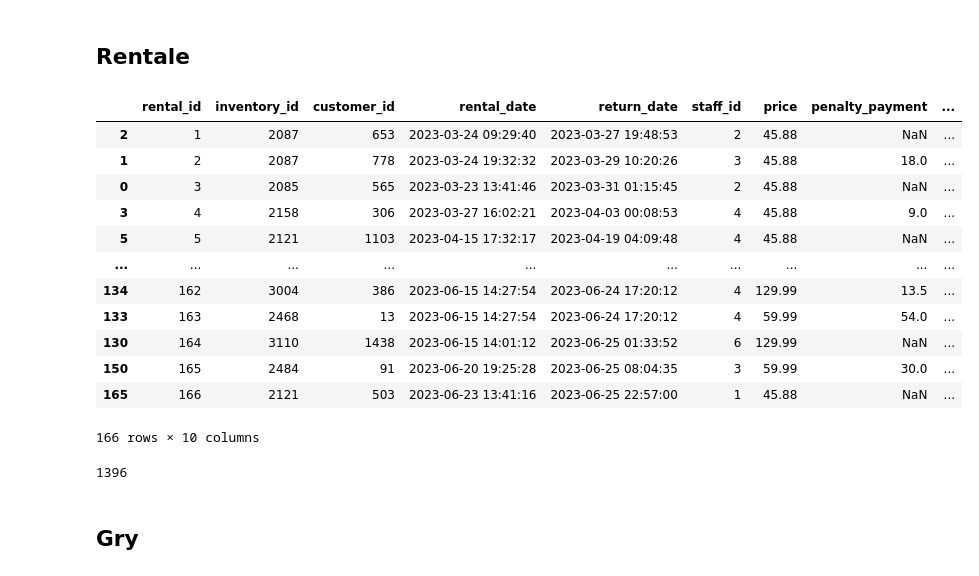
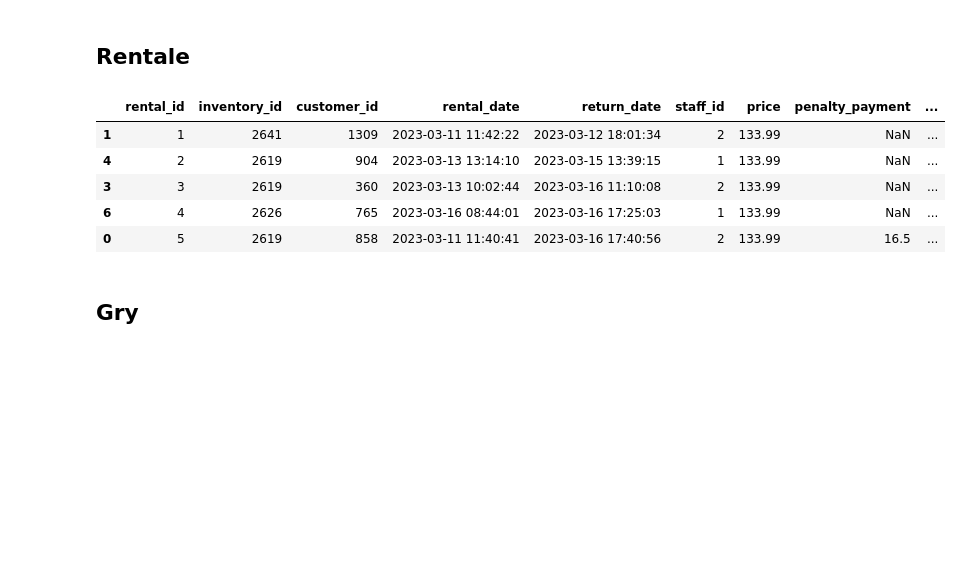
Before and after one commit to o-Mateo-o/geeks-and-dragons-db, a Jupyter notebook: notebooks/attempts/gen.ipynb, the cells around one changed output. Cells and saved outputs as stored; diff of their text form; code cells hidden in the pictures; blank space fills up the shorter version.

```diff
--- a/notebooks/attempts/gen.ipynb
+++ b/notebooks/attempts/gen.ipynb
@@ -14,7 +14,7 @@ from itertools import repeat
 # %%
 #constants
 shop_open_date = datetime.datetime(2021,6,1) #Dzień Dziecka bo tak
-today = datetime.datetime(2023,6,25)
+today = datetime.datetime(2023,6,30)
 staff_number = 6
 tournament_number = 20
 customers_number = 1500
@@ -168,7 +168,7 @@ id_generator = lambda n: [*range(1, n+1)]
 gender_generator = lambda n: random.choices(['M', 'F'], weights=[0.5, 0.5], k=n)
 
 
-def phone_generator(n=6):
+def phone_generator(n):
     WST = [45, 50, 51, 53, 57, 60, 66, 69, 72, 73, 78, 79, 88]
     digit = [i for i in range(10)]
     phone_numbers = []
@@ -915,25 +906,15 @@ def rental_df_generator(inventory_df):
     df = df.reindex(['rental_id', 'inventory_id', 'customer_id', 'rental_date', 'return_date','staff_id','price','penalty_payment','rate', 'updated_at'], axis=1)
     return df
 # %%
-rental_df_generator(inventory)
+rentals = rental_df_generator(inventory)
+rentals.head()
 # %% [output]
 |  | rental_id | inventory_id | customer_id | rental_date | return_date | staff_id | price | penalty_payment | ... |
-| 2 | 1 | 2087 | 653 | 2023-03-24 09:29:40 | 2023-03-27 19:48:53 | 2 | 45.88 | NaN | ... |
-| 1 | 2 | 2087 | 778 | 2023-03-24 19:32:32 | 2023-03-29 10:20:26 | 3 | 45.88 | 18.0 | ... |
-| 0 | 3 | 2085 | 565 | 2023-03-23 13:41:46 | 2023-03-31 01:15:45 | 2 | 45.88 | NaN | ... |
-| 3 | 4 | 2158 | 306 | 2023-03-27 16:02:21 | 2023-04-03 00:08:53 | 4 | 45.88 | 9.0 | ... |
-| 5 | 5 | 2121 | 1103 | 2023-04-15 17:32:17 | 2023-04-19 04:09:48 | 4 | 45.88 | NaN | ... |
-| ... | ... | ... | ... | ... | ... | ... | ... | ... | ... |
-| 134 | 162 | 3004 | 386 | 2023-06-15 14:27:54 | 2023-06-24 17:20:12 | 4 | 129.99 | 13.5 | ... |
-| 133 | 163 | 2468 | 13 | 2023-06-15 14:27:54 | 2023-06-24 17:20:12 | 4 | 59.99 | 54.0 | ... |
-| 130 | 164 | 3110 | 1438 | 2023-06-15 14:01:12 | 2023-06-25 01:33:52 | 6 | 129.99 | NaN | ... |
-| 150 | 165 | 2484 | 91 | 2023-06-20 19:25:28 | 2023-06-25 08:04:35 | 3 | 59.99 | 30.0 | ... |
-| 165 | 166 | 2121 | 503 | 2023-06-23 13:41:16 | 2023-06-25 22:57:00 | 1 | 45.88 | NaN | ... |
+| 1 | 1 | 2641 | 1309 | 2023-03-11 11:42:22 | 2023-03-12 18:01:34 | 2 | 133.99 | NaN | ... |
+| 4 | 2 | 2619 | 904 | 2023-03-13 13:14:10 | 2023-03-15 13:39:15 | 1 | 133.99 | NaN | ... |
+| 3 | 3 | 2619 | 360 | 2023-03-13 10:02:44 | 2023-03-16 11:10:08 | 2 | 133.99 | NaN | ... |
+| 6 | 4 | 2626 | 765 | 2023-03-16 08:44:01 | 2023-03-16 17:25:03 | 1 | 133.99 | NaN | ... |
+| 0 | 5 | 2619 | 858 | 2023-03-11 11:40:41 | 2023-03-16 17:40:56 | 2 | 133.99 | 16.5 | ... |
-166 rows × 10 columns
-# %%
-int(random.choice(customers['customer_id']))
-# %% [output]
-1396
 # %% [markdown]
 ## Gry
 # %%
```
Also changed, not shown: parts of 39 cells of this notebook, 1 other file.
